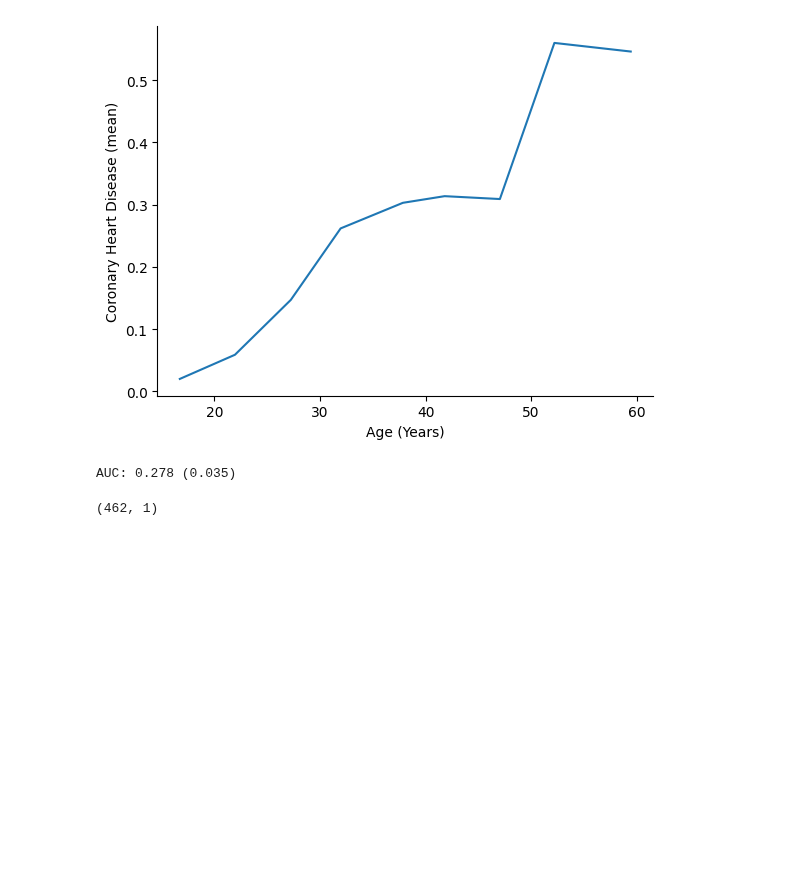
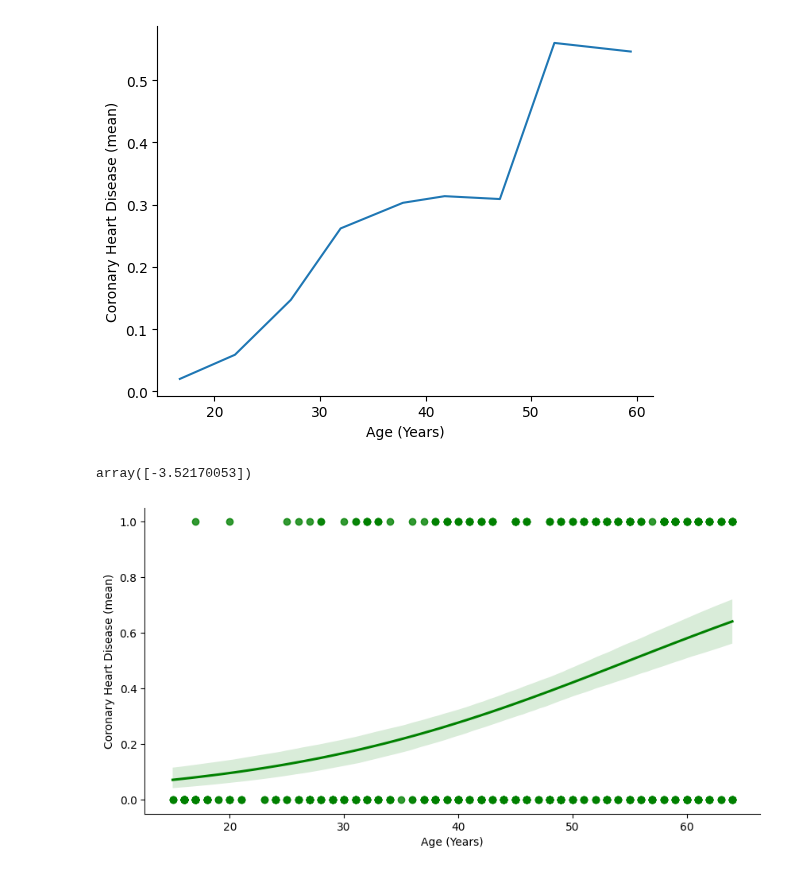
Before and after one commit to pydatakla/Maths, a Jupyter notebook: Notebooks/LogisticRegression.ipynb, the cells around one changed output. Cells and saved outputs as stored; diff of their text form; code cells hidden in the pictures; blank space fills up the shorter version.

Commit message:
Logistic Regression: CHD

```diff
--- a/Notebooks/LogisticRegression.ipynb
+++ b/Notebooks/LogisticRegression.ipynb
@@ -599,13 +619,32 @@ model = LogisticRegression(
     warm_start=False,
     n_jobs=None,
     l1_ratio=None,
-)
+).fit(X, y)
 
 # Using AUC value Score
-results = cross_val_score(model, X, y, cv=kfold,
-                          scoring='roc_auc')
-print('AUC: %.3f (%.3f)'%(results.mean(), results.std()))
-X.shape
+# results = cross_val_score(model, X, y, cv=kfold,
+#                           scoring='roc_auc')
+# print('AUC: %.3f (%.3f)'%(results.mean(), results.std()))
+model.intercept_.flatten() # array([-3.52170053])
+# model.coef_.flatten() # 0.06410789
 # %% [output]
-AUC: 0.278 (0.035)
+array([-3.52170053])
-(462, 1)
+# %%
+# Plot regression
+def log_regplot(X, y):
+    plt.figure(figsize=(10,5))
+    sns.regplot(x=X, y=y,
+                logistic=True,
+                color='green',
+               # ci=None,
+                # scatter=True,
+               )
+    return None
+
+log_regplot(X, y)
+sns.despine();
+plt.ylabel('Coronary Heart Disease (mean)');
+plt.xlabel('Age (Years)');
+plt.show()
+# %% [output]
+[figure, added]
```
Also changed, not shown: parts of 8 cells of this notebook.
